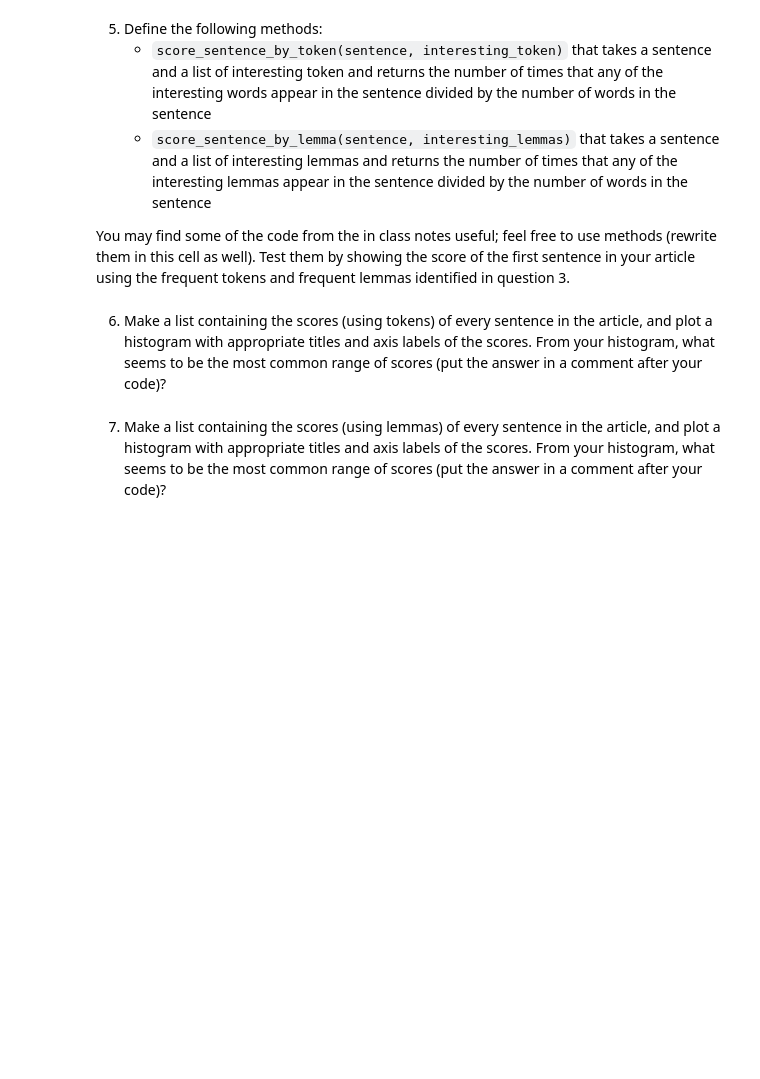
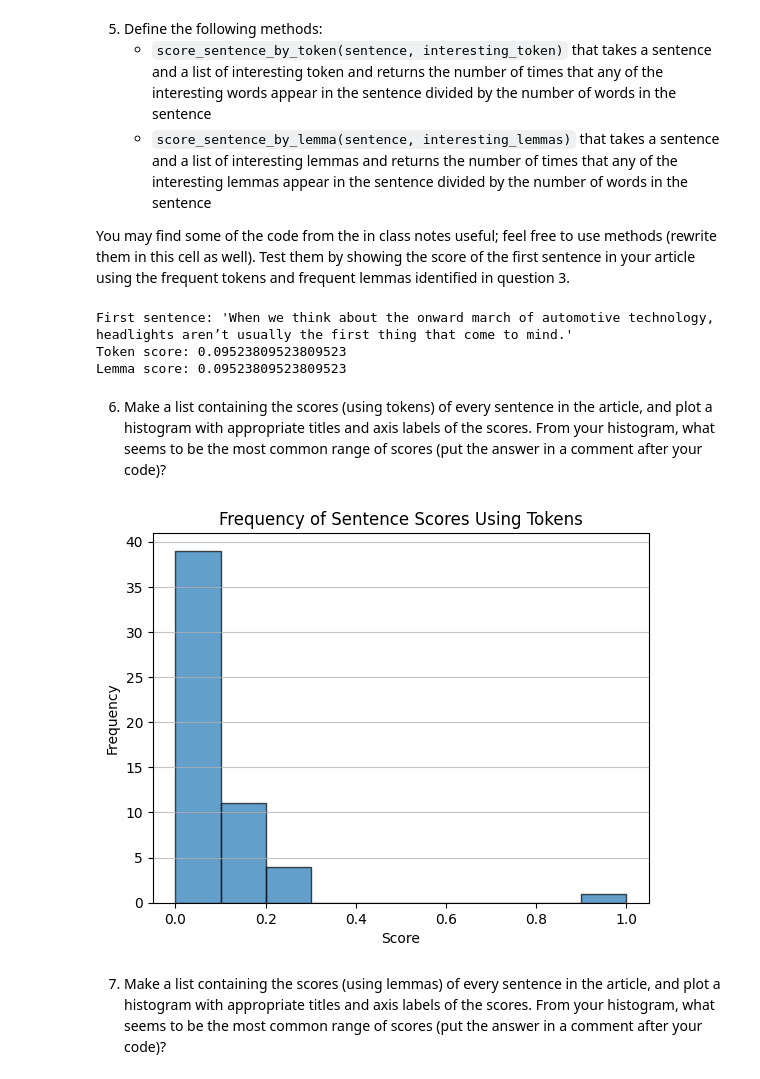
Before and after one commit to Ldooley32/web-scraping-dooley, a Jupyter notebook: web-scraping.ipynb, the cells around one changed output. Cells and saved outputs as stored; diff of their text form; code cells hidden in the pictures; blank space fills up the shorter version.

```diff
--- a/web-scraping.ipynb
+++ b/web-scraping.ipynb
@@ -203,27 +181,46 @@ def score_sentence_by_token(sentence, interesting_tokens):
     # Process the sentence using spaCy
     doc = nlp(sentence)
 
-    # Get the list of words in the sentence (excluding punctuation and spaces)
+    # Get the word list lowe case word (excluding punctuation and spaces)
     words = [token.text.lower() for token in doc if not token.is_punct and not token.is_space]
 
     # Count how many interesting tokens appear in the sentence
     token_count = sum(1 for word in words if word in interesting_tokens)
 
     # Return the ratio of interesting tokens to total words in the sentence
-    return token_count / len(words) if len(words) > 0 else 0
+    return token_count / len(words) if words else 0
 
 # Method to score sentence by lemma
 def score_sentence_by_lemma(sentence, interesting_lemmas):
     # Process the sentence using spaCy
     doc = nlp(sentence)
 
-    # Get the list of lemmatized words in the sentence (excluding punctuation and spaces)
+    # Get the lemma list in sentence (excluding punctuation and spaces)
     lemmata = [token.lemma_.lower() for token in doc if not token.is_punct and not token.is_space]
 
     # Count how many interesting lemmas appear in the sentence
     lemma_count = sum(1 for lemma in lemmata if lemma in interesting_lemmas)
 
     # Return the ratio of interesting lemmas to total words in the sentence
-    return lemma_count / len(lemmata) if len(lemmata) > 0 else 0
+    return lemma_count / len(lemmata) if lemmata else 0
+
+interesting_tokens = ["laser", "headlights", "technology", "headlight", "led"]
+
+interesting_lemmas = ["laser", "headlight", "beam", "technology", "led"]
+
+sentences = [sent.text.strip() for sent in doc.sents]
+
+first_sentence = sentences [0]
+
+token_score = score_sentence_by_token(first_sentence, interesting_tokens)
+lemma_score = score_sentence_by_lemma(first_sentence, interesting_lemmas)
+
+print(f"First sentence: '{first_sentence}'")
+print(f"Token score: {token_score}")
+print(f"Lemma score: {lemma_score}")
+# %% [output]
+First sentence: 'When we think about the onward march of automotive technology, headlights aren’t usually the first thing that come to mind.'
+Token score: 0.09523809523809523
+Lemma score: 0.09523809523809523
 # %% [markdown]
 6. Make a list containing the scores (using tokens) of every sentence in the article, and plot a histogram with appropriate titles and axis labels of the scores. From your histogram, what seems to be the most common range of scores (put the answer in a comment after your code)?
@@ -264,2 +227,19 @@ sentences = list(doc.sents)
+# %%
+# Process the text into sentences
+doc = nlp(text_only)
+sentences = [sent.text.strip() for sent in doc.sents]
+
+# Calculate scores for each sentence
+sentence_scores = [score_sentence_by_token(sentence, interesting_tokens) for sentence in sentences]
+
+# Plot the histogram
+plt.hist(sentence_scores, bins=10, edgecolor='black', alpha=0.7)
+plt.title("Frequency of Sentence Scores Using Tokens")
+plt.xlabel("Score")
+plt.ylabel("Frequency")
+plt.grid(axis='y', alpha=0.75)
+plt.show()
+# %% [output]
+[figure, added]
 # %% [markdown]
 7. Make a list containing the scores (using lemmas) of every sentence in the article, and plot a histogram with appropriate titles and axis labels of the scores.  From your histogram, what seems to be the most common range of scores (put the answer in a comment after your code)?
```
Also changed, not shown: parts of 14 cells of this notebook, 4 other files.
